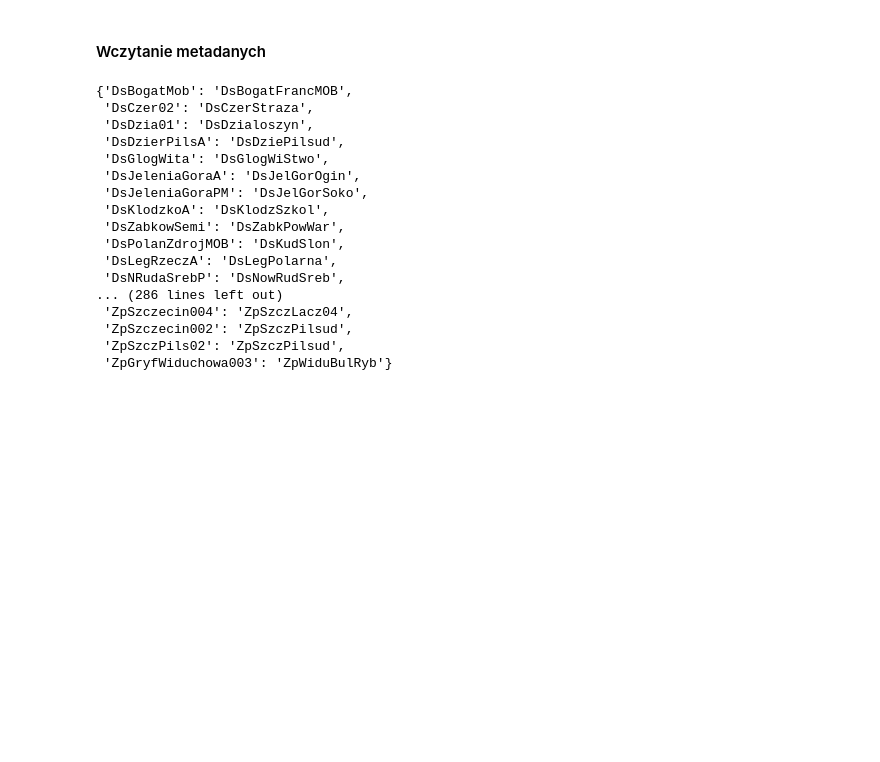
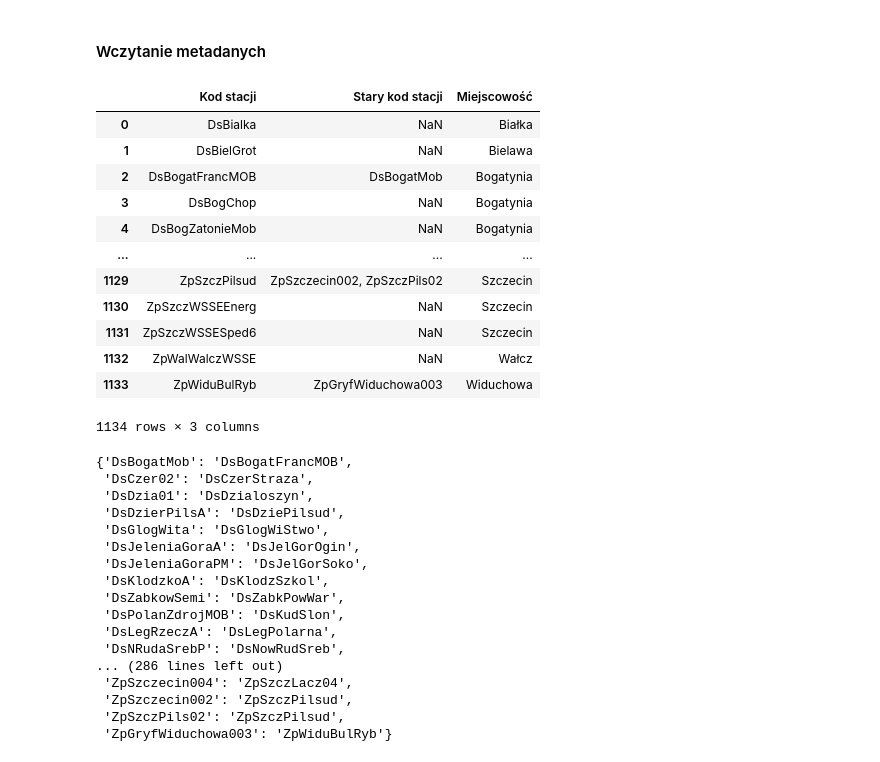
Before and after one commit to aszymik/polish-air-quality-trends, a Jupyter notebook: main.ipynb, the cells around one changed output. Saved outputs shown, nothing was run; the diff lists cells and outputs as text; code cells hidden in the pictures; blank space fills up the shorter version.

```diff
--- a/main.ipynb
+++ b/main.ipynb
@@ -68,7 +68,22 @@ import scripts.visualizations as vis
 # %% [markdown]
 #### Wczytanie metadanych
 # %%
-metadata = ld.read_metadata()
+metadata = ld.get_metadata()
+metadata
+# %% [output]
+|  | Kod stacji | Stary kod stacji | Miejscowość |
+| 0 | DsBialka | NaN | Białka |
+| 1 | DsBielGrot | NaN | Bielawa |
+| 2 | DsBogatFrancMOB | DsBogatMob | Bogatynia |
+| 3 | DsBogChop | NaN | Bogatynia |
+| 4 | DsBogZatonieMob | NaN | Bogatynia |
+| ... | ... | ... | ... |
+| 1129 | ZpSzczPilsud | ZpSzczecin002, ZpSzczPils02 | Szczecin |
+| 1130 | ZpSzczWSSEEnerg | NaN | Szczecin |
+| 1131 | ZpSzczWSSESped6 | NaN | Szczecin |
+| 1132 | ZpWalWalczWSSE | NaN | Wałcz |
+| 1133 | ZpWiduBulRyb | ZpGryfWiduchowa003 | Widuchowa |
+1134 rows × 3 columns
 # %%
 # Słowniki mapujące stare kody na nowe i kody stacji na miast
 old_to_new_code, code_to_city = ld.get_code_mappings(metadata)
```
Also changed, not shown: parts of 5 cells of this notebook, 1 other file.
